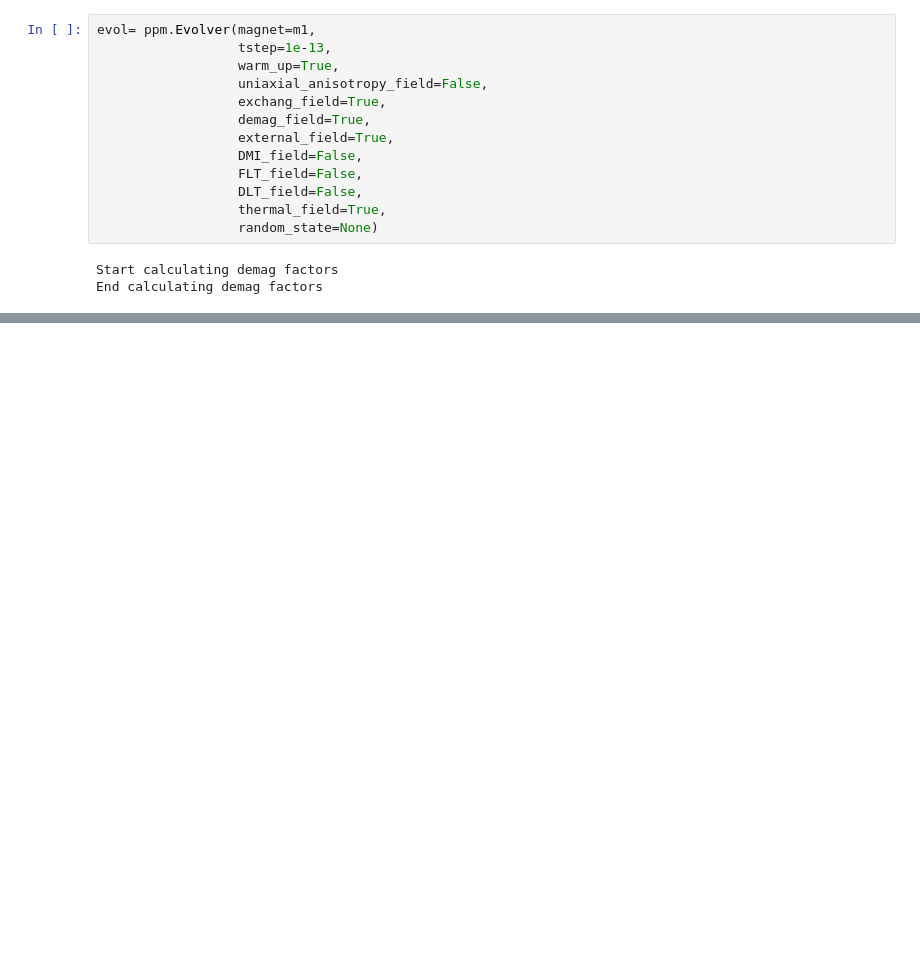
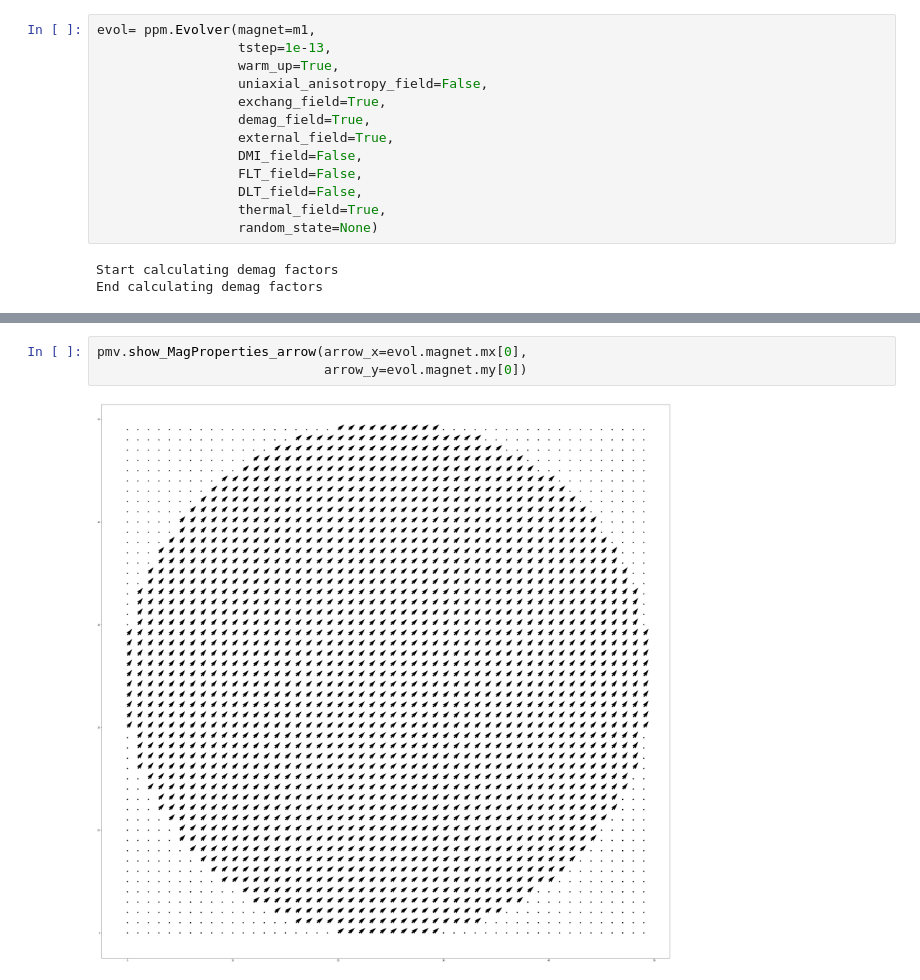
Before and after one commit to yunsj111/PycroMagnetics, a Jupyter notebook: tutorial/2_calculate_magnetic_simulation.ipynb, the cells around one changed output, grey strips where cells are left out. Saved outputs shown, nothing was run; the diff lists cells and outputs as text; blank space fills up the shorter version.

```diff
--- a/tutorial/2_calculate_magnetic_simulation.ipynb
+++ b/tutorial/2_calculate_magnetic_simulation.ipynb
@@ -160,0 +194,5 @@ current dm & tstep : 3.534004e-03 & 5.000000e-13
+# %%
+pmv.show_MagProperties_arrow(arrow_x=evol.magnet.mx[0],
+                             arrow_y=evol.magnet.my[0])
+# %% [output]
+[figure, added]
```
Also changed, not shown: parts of 11 cells of this notebook.
